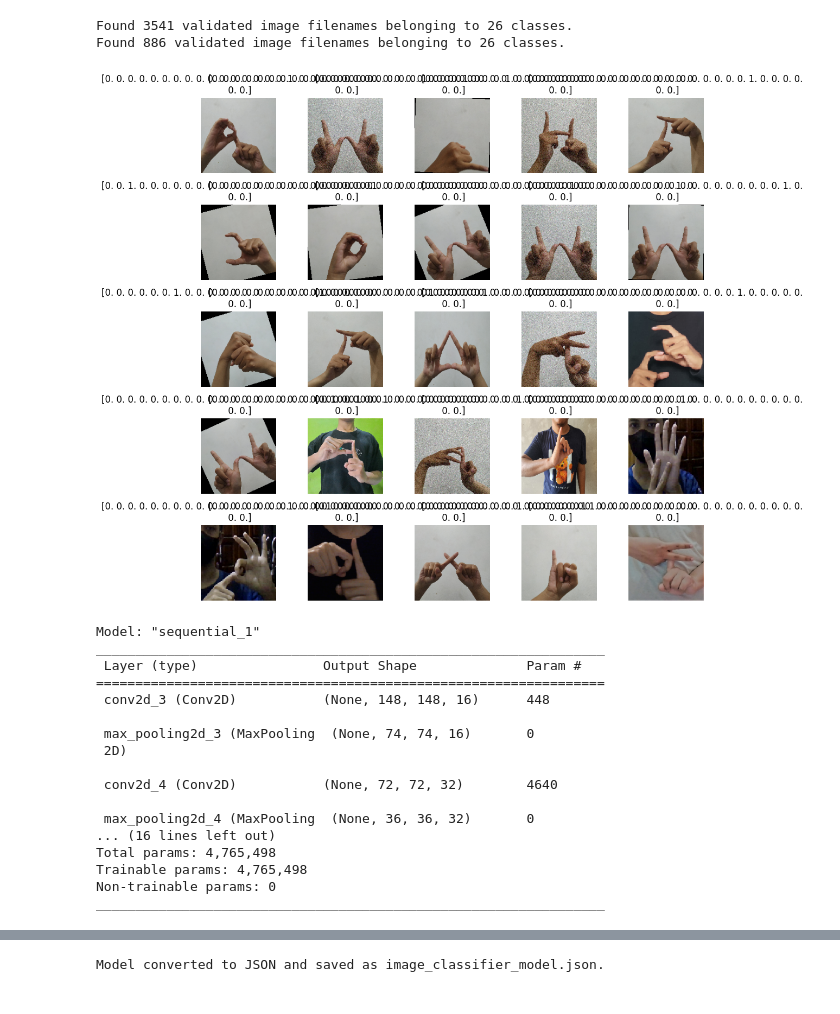
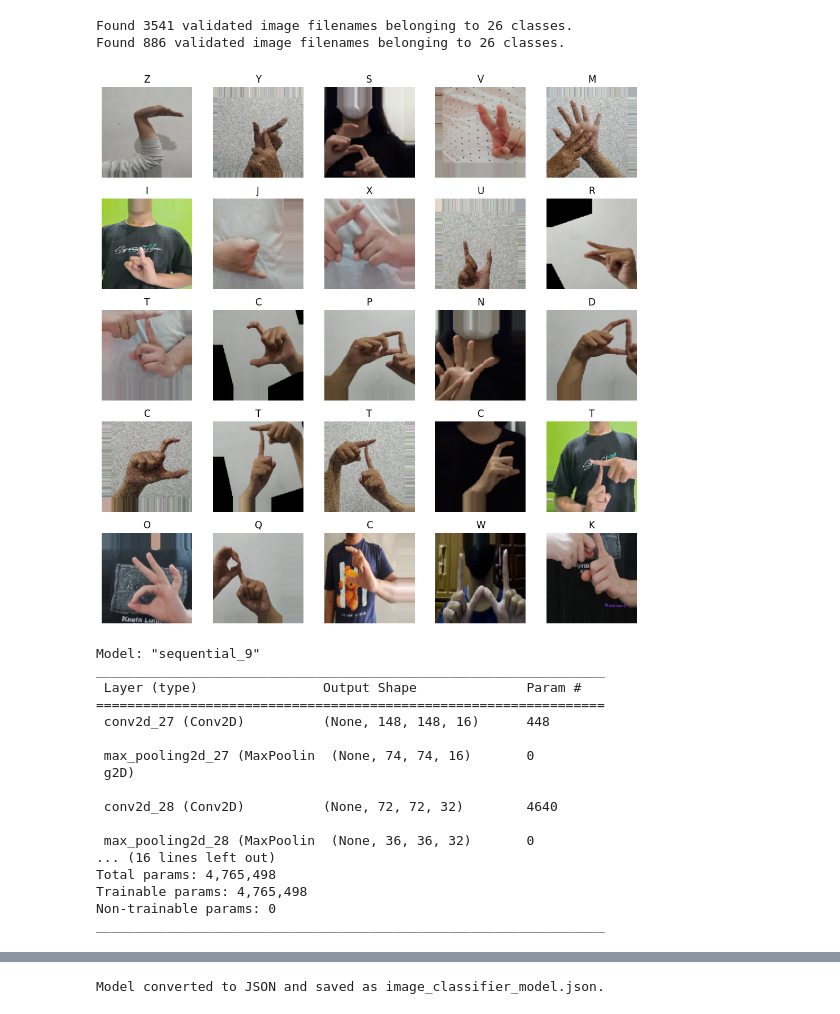
Before and after one commit to ArdiBima/ML, a Jupyter notebook: Train_Code_2.ipynb, the cells around one changed output, grey strips where cells are left out. Drawn from its saved outputs; the diff is of its cells as text; code cells hidden in the pictures.

Commit message:
nambah model baru yg 6

```diff
--- a/Train_Code_2.ipynb
+++ b/Train_Code_2.ipynb
@@ -15,11 +16,11 @@ from PIL import Image
 import matplotlib.pyplot as plt
 # %%
 # Set the main dataset directory and other parameters
-dataset_dir = 'DATASET'
+dataset_dir = 'DataSet'
 input_shape = (150, 150, 3)
 num_classes = len(os.listdir(dataset_dir))
 batch_size = 32
-epochs = 50
+epochs = 100
 test_size = 0.2
 # %%
 # Get the list of all image files
@@ -62,48 +80,68 @@ train_files, validation_files, train_labels, validation_labels = train_test_spli
 # %%
 # Create image data generator with augmentation
-datagen = ImageDataGenerator(
-                                rescale=1/255,
-                                # zoom_range=0.1,
-                                # width_shift_range=0.2,
-                                # height_shift_range=0.2,
-                                # shear_range=0.2,
+datagen = ImageDataGenerator(   rescale=1/255,
+                                width_shift_range=0.2,
+                                height_shift_range=0.2,
+                                shear_range=0.2,
+                                zoom_range=0.2,
+                                horizontal_flip=True,
+                                fill_mode='nearest'
 
 )
-
+# Convert labels to string type
+train_labels = [str(label) for label in train_labels]
+validation_labels = [str(label) for label in validation_labels]
 # Generate training and validation data
 train_generator = datagen.flow_from_dataframe(
     pd.DataFrame({'filename': train_files, 'label': train_labels}),
     x_col='filename',
     y_col='label',
     target_size=input_shape[:2],
     batch_size=batch_size,
     class_mode='categorical'
 )
 
 validation_generator = datagen.flow_from_dataframe(
     pd.DataFrame({'filename': validation_files, 'label': validation_labels}),
     x_col='filename',
     y_col='label',
     target_size=input_shape[:2],
     batch_size=batch_size,
     class_mode='categorical'
 )
 # Display sample data
+# sample_images, sample_labels = next(train_generator)
+
+# plt.figure(figsize=(10, 10))
+# for i in range(25):
+#     plt.subplot(5, 5, i+1)
+#     plt.imshow(sample_images[i])
+#     plt.title(sample_labels[i])
+#     plt.axis('off')
+
+# plt.tight_layout()
+# plt.show()
+
+
+# Sort the class labels alphabetically
+sorted_labels = sorted(train_generator.class_indices.keys())
+
+# Display sample data
 sample_images, sample_labels = next(train_generator)
 
 plt.figure(figsize=(10, 10))
 for i in range(25):
     plt.subplot(5, 5, i+1)
     plt.imshow(sample_images[i])
-    plt.title(sample_labels[i])
+    plt.title(sorted_labels[np.argmax(sample_labels[i])])
     plt.axis('off')
 
 plt.tight_layout()
 plt.show()
 # %% [output]
 Found 3541 validated image filenames belonging to 26 classes.
 Found 886 validated image filenames belonging to 26 classes.
-[figure, old version]
+[figure, new version]
 # %%
 # Define the CNN model
 model = Sequential()
@@ -116,27 +154,27 @@ model.add(MaxPooling2D(pool_size=(2, 2)))
 model.add(Flatten())
 model.add(Dense(256, activation='relu'))
 model.add(Dropout(0.5))
-model.add(Dense(num_classes, activation='softmax', kernel_regularizer=regularizers.l2(0.01)))
+model.add(Dense(num_classes, activation='softmax'))
 
 # Compile the model
-model.compile(optimizer=RMSprop(learning_rate=0.0001),
+model.compile(optimizer=Adam(learning_rate=0.001),
               loss='categorical_crossentropy',
               metrics=['accuracy'])
 
 model.summary()
 # %% [output]
-Model: "sequential_1"
+Model: "sequential_9"
 _________________________________________________________________
  Layer (type)                Output Shape              Param #
 =================================================================
- conv2d_3 (Conv2D)           (None, 148, 148, 16)      448
+ conv2d_27 (Conv2D)          (None, 148, 148, 16)      448
 
- max_pooling2d_3 (MaxPooling  (None, 74, 74, 16)       0
- 2D)
+ max_pooling2d_27 (MaxPoolin  (None, 74, 74, 16)       0
+ g2D)
 
- conv2d_4 (Conv2D)           (None, 72, 72, 32)        4640
+ conv2d_28 (Conv2D)          (None, 72, 72, 32)        4640
 
- max_pooling2d_4 (MaxPooling  (None, 36, 36, 32)       0
+ max_pooling2d_28 (MaxPoolin  (None, 36, 36, 32)       0
 ... (16 lines left out)
 Total params: 4,765,498
 Trainable params: 4,765,498
```
Also changed, not shown: parts of 8 cells of this notebook, 7 other files.
